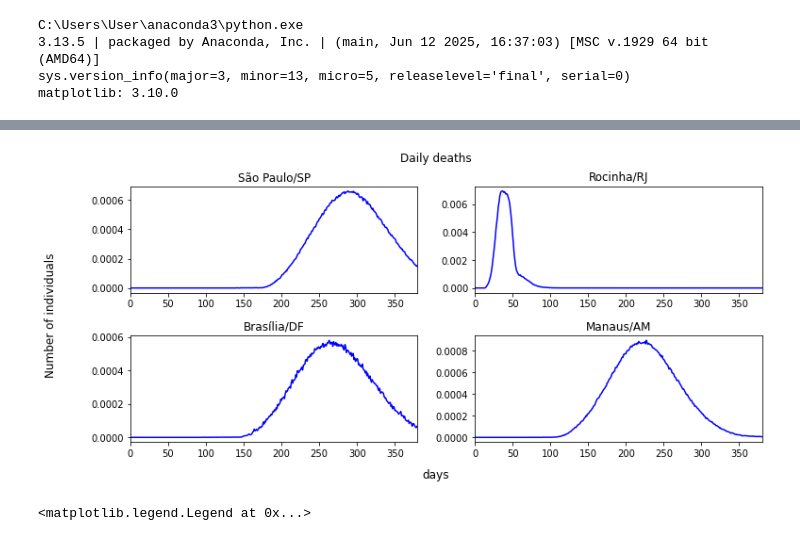
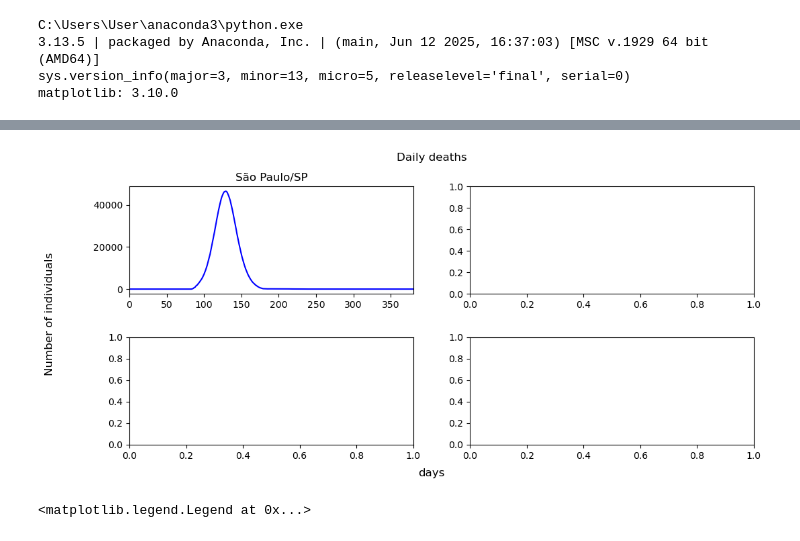
Before and after one commit to ViniciusAnjos/CUDAcovid-simulation, a Jupyter notebook: CudaRuntime1/covid.ipynb, the cells around one changed output, grey strips where cells are left out. Drawn from its saved outputs; the diff is of its cells as text; code cells hidden in the pictures.

```diff
--- a/CudaRuntime1/covid.ipynb
+++ b/CudaRuntime1/covid.ipynb
@@ -204,37 +204,26 @@ plt.show()
 # %%
 area4 = plt.figure(figsize=(12,5))
 area4.suptitle('Daily deaths')
 area4.supylabel('Number of individuals')
 area4.supxlabel('days')
 g1 = area4.add_subplot(2, 2, 1)
 g2 = area4.add_subplot(2, 2, 2)
 g3 = area4.add_subplot(2, 2, 3)
 g4 = area4.add_subplot(2, 2, 4)
 
-g1.plot(inc.New_days, inc['New_DeadCovid_Mean[t]'] , '-', color ='blue', label = 'Hospitalized')
+g1.plot(inc.New_days, inc['New_DeadCovid_Mean']*N , '-', color ='blue', label = 'Hospitalized')
 g1.set_title("São Paulo/SP")
 g1.set_xlim([0,380])
 #g1.set_ylim([0,200])
 
-g2.plot(inc.New_days, inc2['New_DeadCovid_Mean[t]'] , '-', color ='blue', label = 'Hospitalized')
-g2.set_title("Rocinha/RJ")
-g2.set_xlim([0,380])
-#g2.set_ylim([0,200])
 
-g3.plot(inc.New_days, inc3['New_DeadCovid_Mean[t]'] , '-', color ='blue', label = 'Hospitalized')
-g3.set_title("Brasília/DF")
-g3.set_xlim([0,380])
-#g3.set_ylim([0,200])
-
-g4.plot(inc.New_days, inc4['New_DeadCovid_Mean[t]'] , '-', color ='blue', label = 'Hospitalized')
-g4.set_title("Manaus/AM")
-g4.set_xlim([0,380])
-#g4.set_ylim([0,200])
 
 
 area4.subplots_adjust(hspace = 0.4)
+
+plt.show()
 # %% [output]
-[figure, old version]
+[figure, new version]
 # %%
 plt.figure(figsize=(10,5))
 plt.title("Daily deaths")
```
Also changed, not shown: parts of 7 cells of this notebook, 26 other files.
